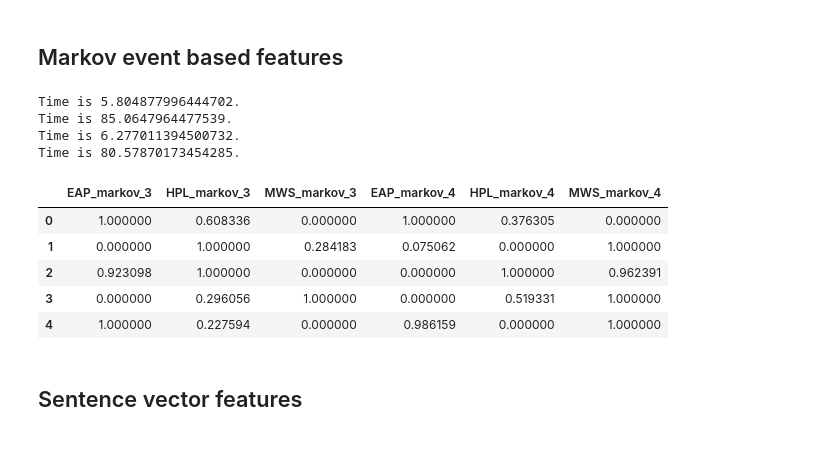
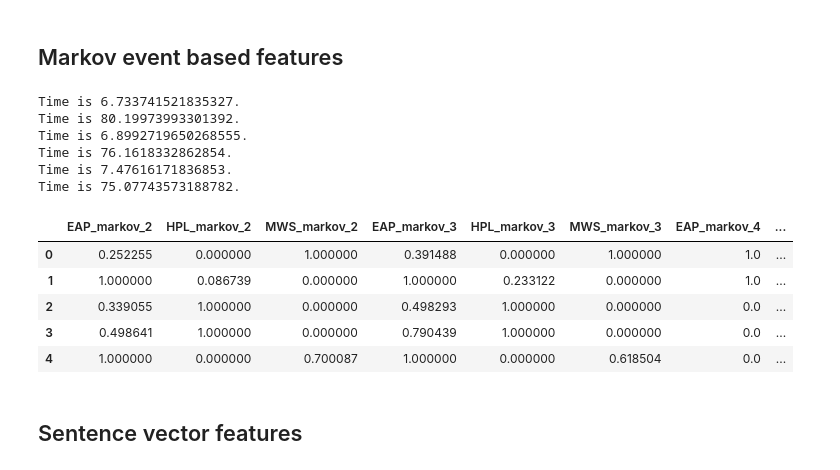
Before and after one commit to GuidoPaul/KaggleCompetitions, a Jupyter notebook: Spooky_Author_Identification/src/main.ipynb, the cells around one changed output. Saved outputs shown, nothing was run; the diff lists cells and outputs as text; code cells hidden in the pictures.

```diff
--- a/Spooky_Author_Identification/src/main.ipynb
+++ b/Spooky_Author_Identification/src/main.ipynb
@@ -730,6 +730,7 @@ def text_to_char_list(raw):
     return char_list
 # %%
 full_data = [train, test]
+start_order, end_order = 2, 5 # [start_order, end_order)
 
 for dataset in full_data:
     dataset['splited_char_list'] = dataset.apply(lambda raw: text_to_char_list(raw), axis=1)
@@ -738,7 +739,7 @@ raw_eap = train[train.author == 'EAP']['splited_char_list'].values
 raw_hpl = train[train.author == 'HPL']['splited_char_list'].values
 raw_mws = train[train.author == 'MWS']['splited_char_list'].values
 
-for order in range(3, 5):
+for order in range(start_order, end_order):
     # build markov model
     start = time.time()
     eap_MM = make_higher_order_markov_model(raw_eap, order)
@@ -760,12 +761,14 @@ for order in range(3, 5):
 for dataset in full_data:
     del dataset['splited_char_list']
 # %% [output]
-Time is 5.804877996444702.
-Time is 85.0647964477539.
-Time is 6.277011394500732.
-Time is 80.57870173454285.
+Time is 6.733741521835327.
+Time is 80.19973993301392.
+Time is 6.8992719650268555.
+Time is 76.1618332862854.
+Time is 7.47616171836853.
+Time is 75.07743573188782.
 # %%
-for order in range(3, 5):
+for order in range(start_order, end_order):
     select_elements = ['EAP_markov_' + str(order), 'HPL_markov_' + str(order), 'MWS_markov_' + str(order)]
     tmp_train = train[select_elements]
     tmp_test = test[select_elements]
@@ -781,20 +784,27 @@ for order in range(3, 5):
     test = pd.concat([test, tmp_test], axis=1)
 # %%
 markov_train = pd.DataFrame()
-for order in range(3, 5):
+markov_test = pd.DataFrame()
+for order in range(start_order, end_order):
     markov_train = pd.concat(
-    [
-        markov_train, train[['EAP_markov_' + str(order), 'HPL_markov_' + str(order), 'MWS_markov_' + str(order)]]
-    ],
-    axis=1)
+        [
+            markov_train, train[['EAP_markov_' + str(order), 'HPL_markov_' + str(order), 'MWS_markov_' + str(order)]]
+        ],
+        axis=1)
+    markov_test = pd.concat(
+        [
+            markov_test, test[['EAP_markov_' + str(order), 'HPL_markov_' + str(order), 'MWS_markov_' + str(order)]]
+        ],
+        axis=1)
 markov_train.head()
+markov_test.head()
 # %% [output]
-|  | EAP_markov_3 | HPL_markov_3 | MWS_markov_3 | EAP_markov_4 | HPL_markov_4 | MWS_markov_4 |
-| 0 | 1.000000 | 0.608336 | 0.000000 | 1.000000 | 0.376305 | 0.000000 |
-| 1 | 0.000000 | 1.000000 | 0.284183 | 0.075062 | 0.000000 | 1.000000 |
-| 2 | 0.923098 | 1.000000 | 0.000000 | 0.000000 | 1.000000 | 0.962391 |
-| 3 | 0.000000 | 0.296056 | 1.000000 | 0.000000 | 0.519331 | 1.000000 |
-| 4 | 1.000000 | 0.227594 | 0.000000 | 0.986159 | 0.000000 | 1.000000 |
+|  | EAP_markov_2 | HPL_markov_2 | MWS_markov_2 | EAP_markov_3 | HPL_markov_3 | MWS_markov_3 | EAP_markov_4 | ... |
+| 0 | 0.252255 | 0.000000 | 1.000000 | 0.391488 | 0.000000 | 1.000000 | 1.0 | ... |
+| 1 | 1.000000 | 0.086739 | 0.000000 | 1.000000 | 0.233122 | 0.000000 | 1.0 | ... |
+| 2 | 0.339055 | 1.000000 | 0.000000 | 0.498293 | 1.000000 | 0.000000 | 0.0 | ... |
+| 3 | 0.498641 | 1.000000 | 0.000000 | 0.790439 | 1.000000 | 0.000000 | 0.0 | ... |
+| 4 | 1.000000 | 0.000000 | 0.700087 | 1.000000 | 0.000000 | 0.618504 | 0.0 | ... |
 # %%
 #print(eap_MM[('n', 'o', 'm', 'e')])
 #print(sum([x for x in eap_MM[('n', 'o', 'm', 'e')].values()]))
```
Also changed, not shown: parts of 70 cells of this notebook.
